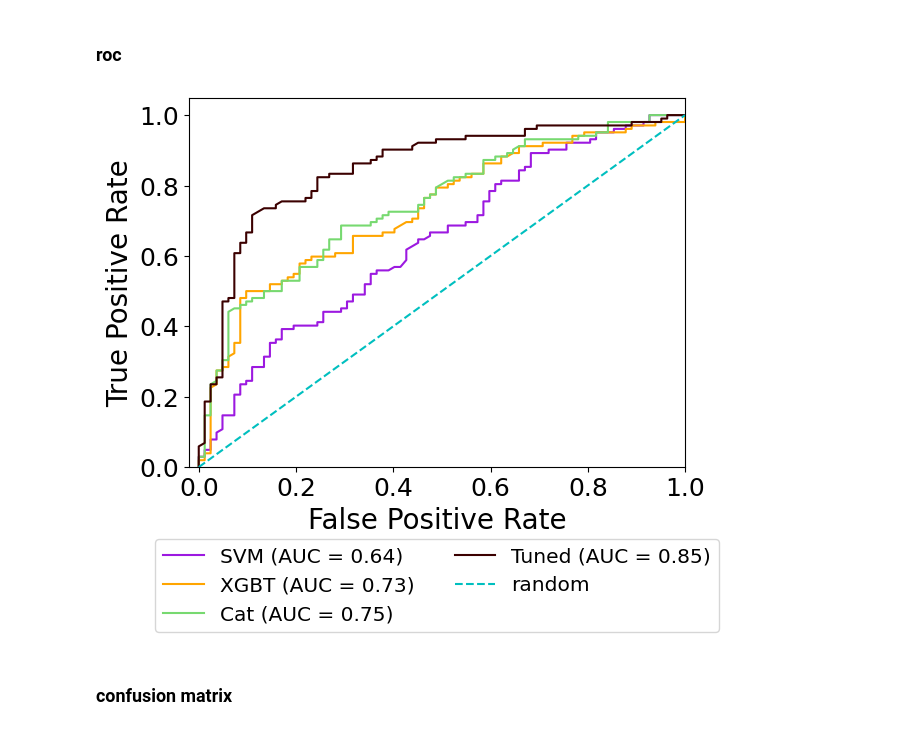
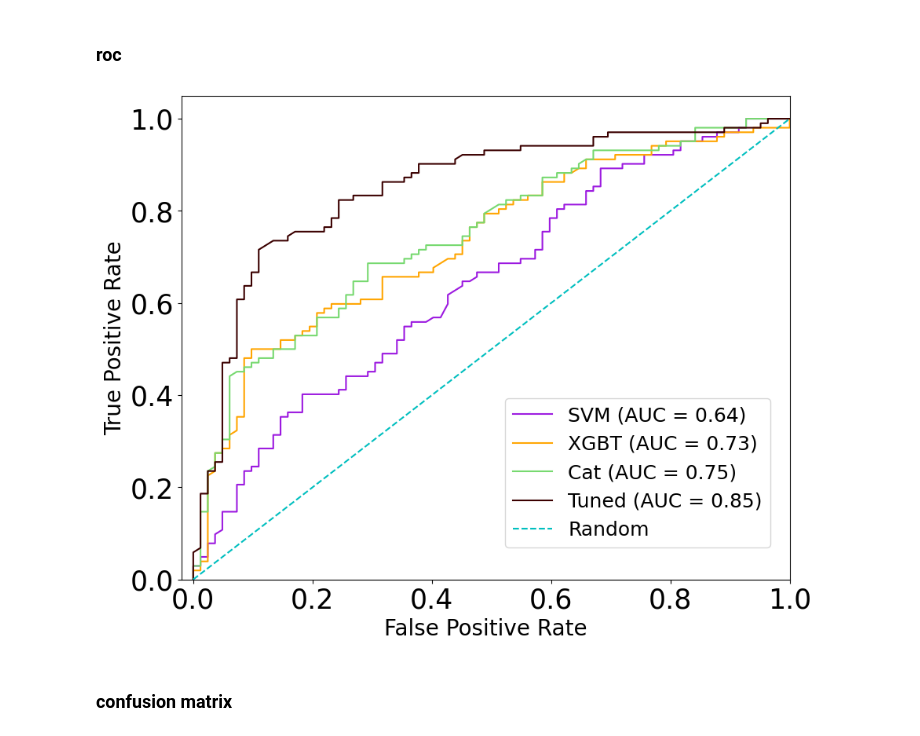
Before and after one commit to leofossilis/AMP_ml, a Jupyter notebook: AMP_codes_grneg.ipynb, the cells around one changed output. Saved outputs shown, nothing was run; the diff lists cells and outputs as text; code cells hidden in the pictures.

```diff
--- a/AMP_codes_grneg.ipynb
+++ b/AMP_codes_grneg.ipynb
@@ -1636,38 +1636,38 @@ plt.show()
 # %%
 from sklearn.metrics import roc_curve, auc
 
 fpr_1, tpr_1, thresholds = roc_curve(y_test, out_1_p)
 auc_1 = auc(fpr_1, tpr_1)
 
 fpr_2, tpr_2, thresholds = roc_curve(y_test, out_2_p)
 auc_2 = auc(fpr_2, tpr_2)
 
 fpr_3, tpr_3, thresholds = roc_curve(y_test, out_3_p)
 auc_3 = auc(fpr_3, tpr_3)
 
 fpr_4, tpr_4, thresholds = roc_curve(y_test, out_4_p)
 auc_4 = auc(fpr_4, tpr_4)
 
 # Plot the ROC curve
-plt.figure()
+plt.figure(figsize=(10,8))
 plt.plot(fpr_1, tpr_1,'#9C19E0', label='SVM (AUC = %0.2f)' % auc_1)
 plt.plot(fpr_2, tpr_2,'orange', label='XGBT (AUC = %0.2f)' % auc_2)
 plt.plot(fpr_3, tpr_3,'#77D970', label='Cat (AUC = %0.2f)' % auc_3)
 plt.plot(fpr_4, tpr_4,'#3B0000', label='Tuned (AUC = %0.2f)' % auc_4)
 
 
-plt.plot([0, 1], [0, 1], 'c--', label='random')
+plt.plot([0, 1], [0, 1], 'c--', label='Random')
 plt.xlim([-0.02, 1.0])
 plt.ylim([0.0, 1.05])
 plt.xlabel('False Positive Rate',size=20)
 plt.ylabel('True Positive Rate',size=20)
-plt.xticks(size=18), plt.yticks(size=18)
-plt.legend(bbox_to_anchor=(0.5, -0.32),loc="center",ncol=2,prop={'size': 14.5})
+plt.xticks(size=25), plt.yticks(size=25)
+plt.legend(bbox_to_anchor=(0.75, 0.22),loc="center",ncol=1,prop={'size': 18})
 plt.savefig('model/NLP_tokenized/fig/grneg_model_roc_bin.png',dpi=600,bbox_inches='tight')
 
 plt.show()
 # %% [output]
-[figure, old version]
+[figure, new version]
 # %% [markdown]
 ### confusion matrix
 # %%
```
Also changed, not shown: parts of 6 cells of this notebook, 2 other files.
